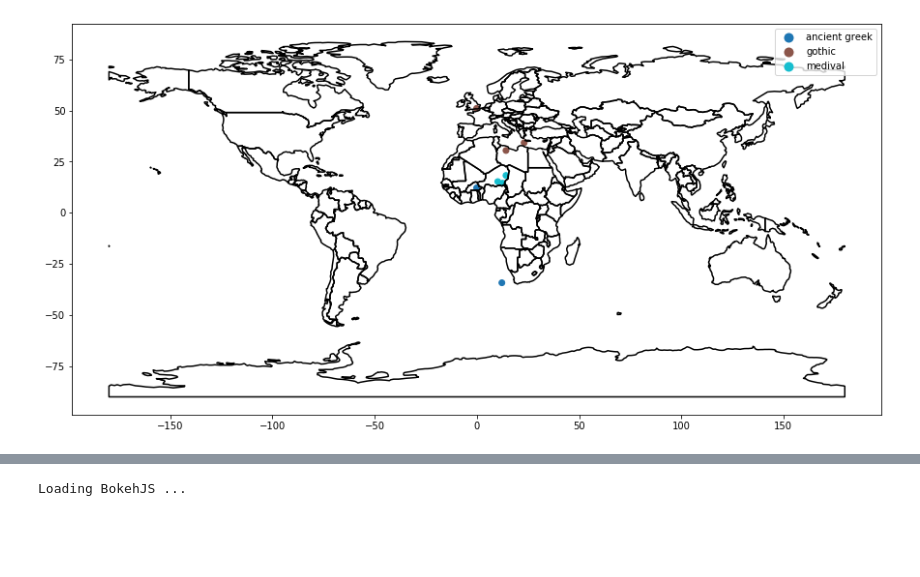
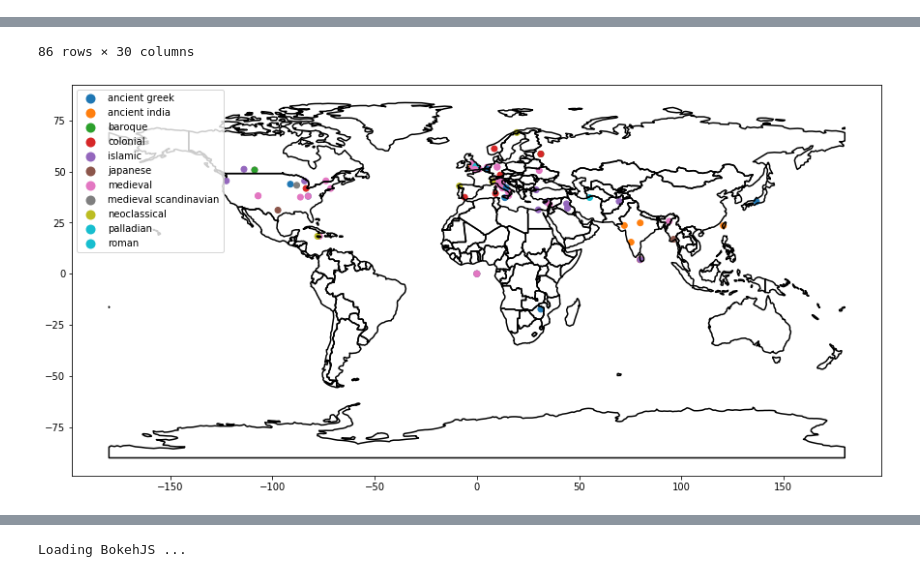
Before and after one commit to yuval105/data-science-project, a Jupyter notebook: map/visualization.ipynb, the cells around one changed output, grey strips where cells are left out. Saved outputs shown, nothing was run; the diff lists cells and outputs as text; code cells hidden in the pictures; blank space fills up the shorter version.

```diff
--- a/map/visualization.ipynb
+++ b/map/visualization.ipynb
@@ -1,9 +1,12 @@
 # %%
 import geopandas
 import pandas
-# %%
-import visualization
-df = pandas.read_csv('dummy.csv')
-visualization.plot_points(df)
-# %% [output]
-[figure, removed]
+# %%
+import visualization
+df = pandas.read_csv('wiki_out.csv')
+df['class']=df.loc[:,'ancient greek':'roman'].idxmax(axis=1)
+df = df[df['class'].notnull()]
+df.drop_duplicates(subset='link',inplace=True)
+visualization.plot_points(df)
+df
+# %% [output]
@@ -10,3 +25,5 @@ visualization.plot_points(df)
+86 rows × 30 columns
+[figure, added]
 # %%
 visualization.knn_plot(df,3)
 # %% [output]
```
Also changed, not shown: parts of 2 cells of this notebook, 1 other file.
